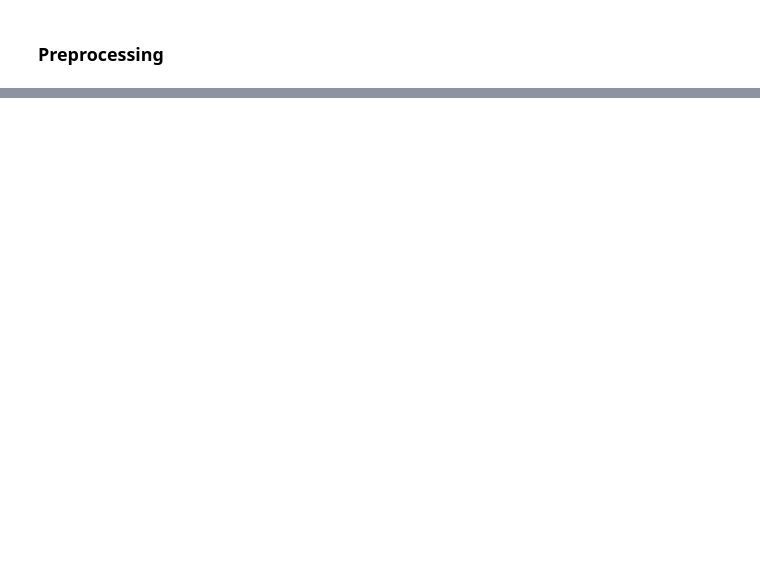
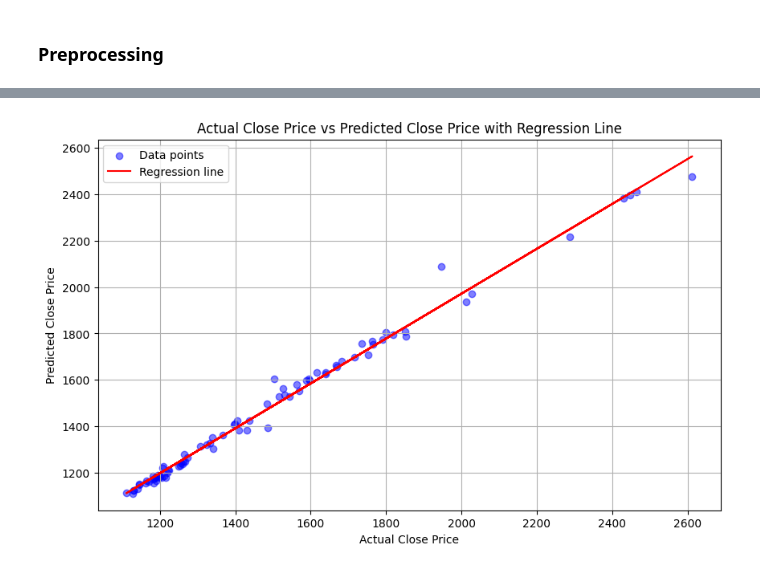
Before and after one commit to Koushikl0l/StockHound, a Jupyter notebook: Demo3_StockHound.ipynb, the cells around one changed output, grey strips where cells are left out. Drawn from its saved outputs; the diff is of its cells as text; code cells hidden in the pictures; blank space fills up the shorter version.

```diff
--- a/Demo3_StockHound.ipynb
+++ b/Demo3_StockHound.ipynb
@@ -314,3 +362,19 @@ WARNING:tensorflow:6 out of the last 11 calls to <function TensorFlowTrainer.mak
+# %%
+# Calculate the line of best fit (linear regression)
+m, b = np.polyfit(y_test, y_pred, 1)
+
+# Create scatter plot and regression line
+plt.figure(figsize=(10,6))
+plt.scatter(y_test, y_pred, color='blue', alpha=0.5, label='Data points')
+plt.plot(y_test, m*y_test + b, color='red', label='Regression line')
+plt.title('Actual Close Price vs Predicted Close Price with Regression Line')
+plt.xlabel('Actual Close Price')
+plt.ylabel('Predicted Close Price')
+plt.legend()
+plt.grid(True)
+plt.show()
+# %% [output]
+[figure, added]
 # %%
 def calculate_r2_score(y_true, y_pred):
         """
```
Also changed, not shown: parts of 15 cells of this notebook.
